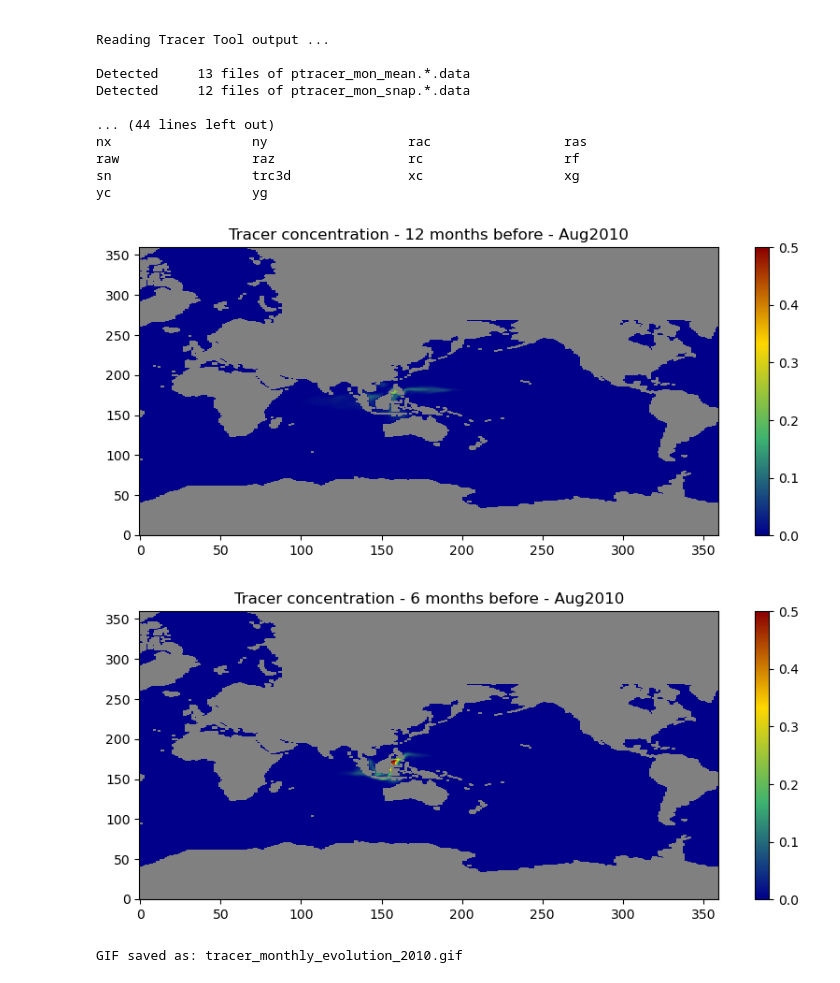
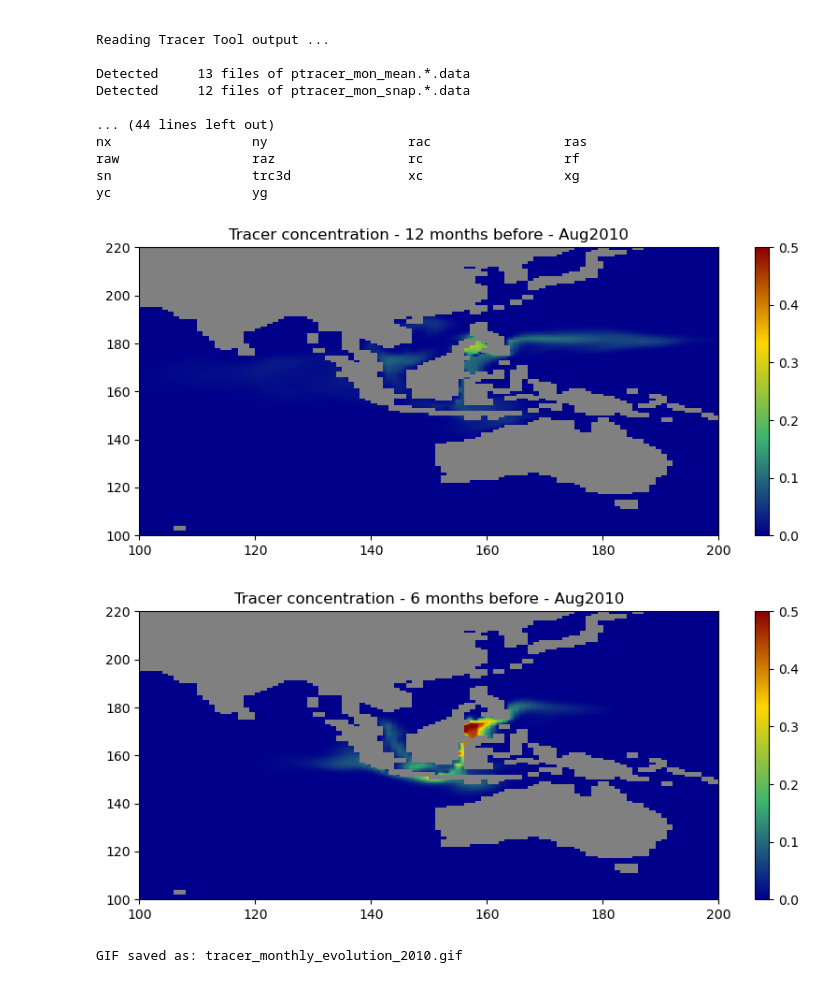
Before and after one commit to ECCO-Summer-School/ESS25-Team_ECCO-UP, a Jupyter notebook: contributors/mili/tracer_1994_2010.ipynb, the cells around one changed output. Cells and saved outputs as stored; diff of their text form; code cells hidden in the pictures.

```diff
--- a/contributors/mili/tracer_1994_2010.ipynb
+++ b/contributors/mili/tracer_1994_2010.ipynb
@@ -232,30 +240,34 @@ files = return_vars_dict['files']
 # %%
 #### Tracer concentration 2010 specific months ###
 
 imon_event = -1  #
 imon_12_before = imon_event - 12
 imon_6_before = imon_event - 6
 
 # 12 months before
 plt.figure(figsize=(10, 4))
 plt.title("Tracer concentration - 12 months before - Aug2010")
-masked_12 = dscale * lib_python.nat2globe(trc_all_vsum_2010[imon_12_before, :])
-masked_12[lib_python.nat2globe(hfacc[0]) == 0] = np.nan
-plt.imshow(masked_12, origin='lower', cmap=cmap, aspect='auto', vmin=0, vmax=0.5)
+masked_12_2010 = dscale * lib_python.nat2globe(trc_all_vsum_2010[imon_12_before, :])
+masked_12_2010[lib_python.nat2globe(hfacc[0]) == 0] = np.nan
+plt.imshow(masked_12_2010, origin='lower', cmap=cmap, aspect='auto', vmin=0, vmax=0.5)
 plt.colorbar()
+plt.ylim([100, 220])
+plt.xlim([100, 200])
 plt.show()
 
 # 6 months before
 plt.figure(figsize=(10, 4))
 plt.title("Tracer concentration - 6 months before - Aug2010")
-masked_6 = dscale * lib_python.nat2globe(trc_all_vsum_2010[imon_6_before, :])
-masked_6[lib_python.nat2globe(hfacc[0]) == 0] = np.nan
-plt.imshow(masked_6, origin='lower', cmap=cmap, aspect='auto',vmin=0, vmax=0.5)
+masked_6_2010 = dscale * lib_python.nat2globe(trc_all_vsum_2010[imon_6_before, :])
+masked_6_2010[lib_python.nat2globe(hfacc[0]) == 0] = np.nan
+plt.imshow(masked_6_2010, origin='lower', cmap=cmap, aspect='auto',vmin=0, vmax=0.5)
 plt.colorbar()
+plt.ylim([100, 220])
+plt.xlim([100, 200])
 plt.show()
 # %% [output]
-[figure, old version]
+[figure, new version]
-[figure, old version]
+[figure, new version]
 # %%
 ### GIF 2010 ###
 
```
Also changed, not shown: parts of 5 cells of this notebook.
